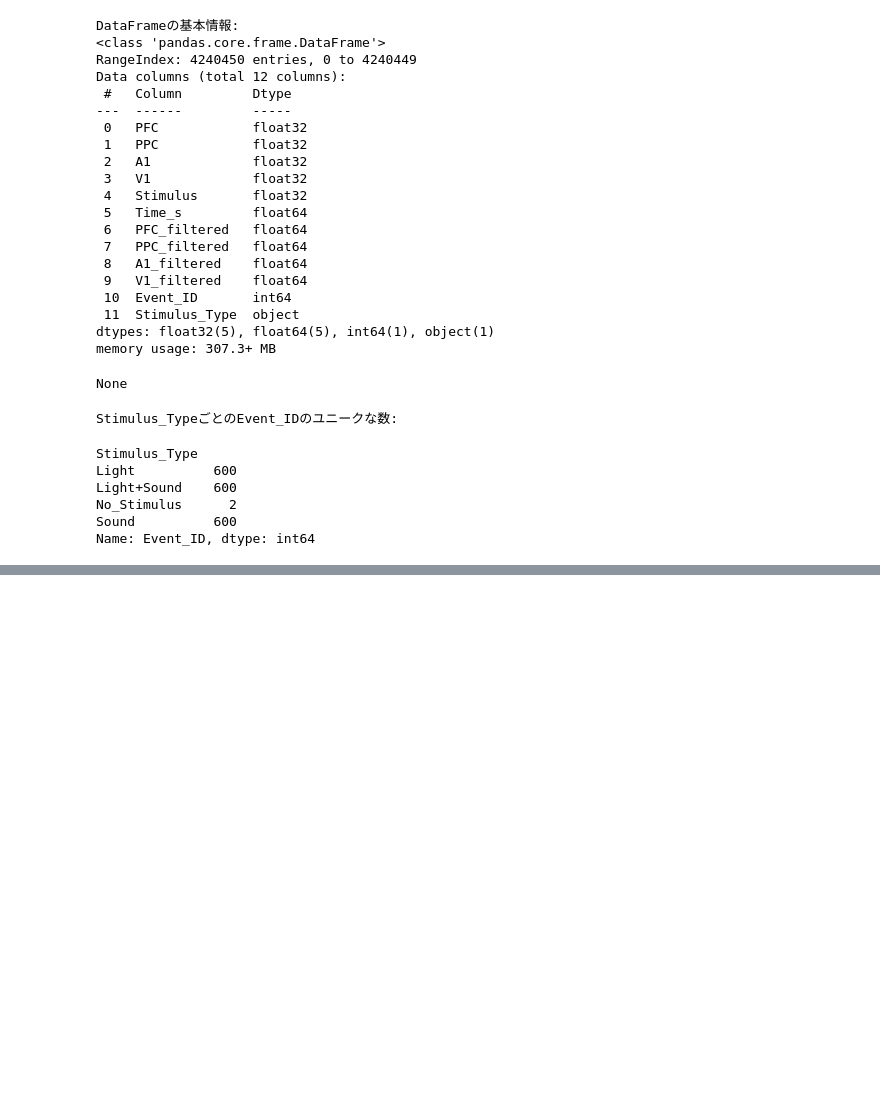
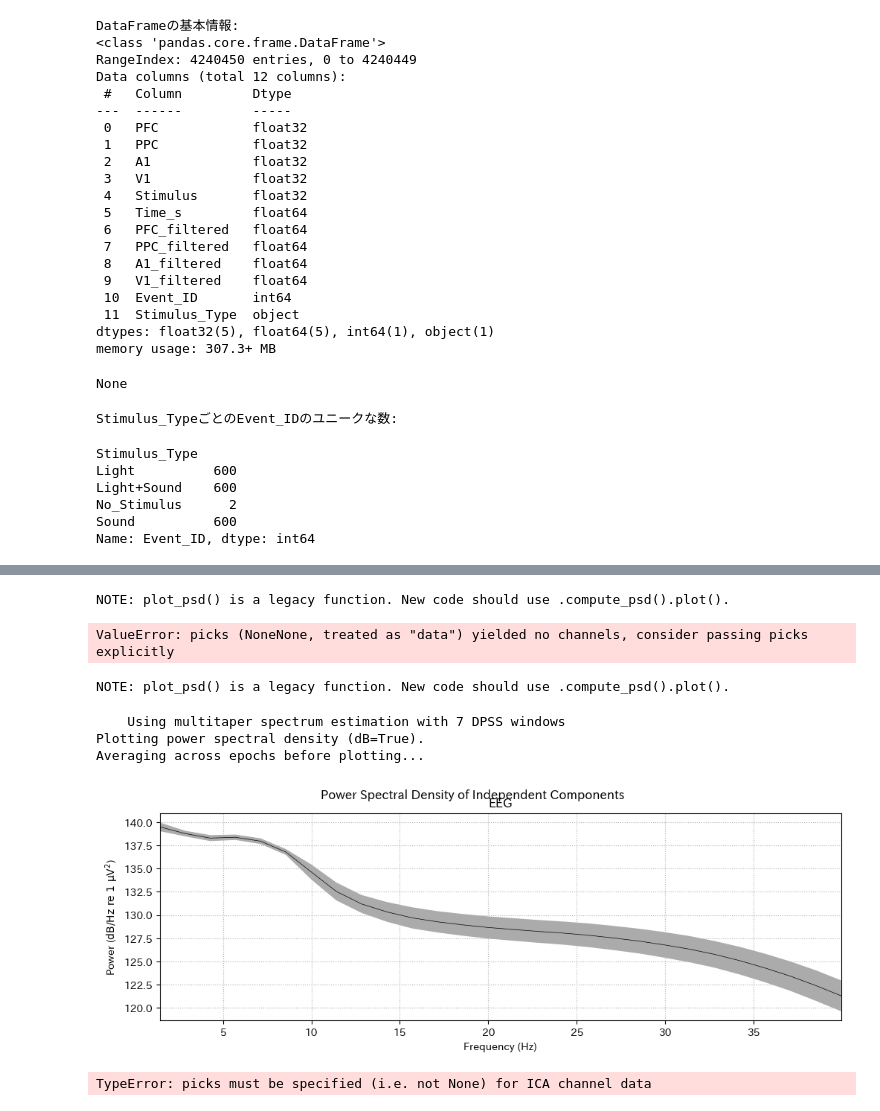
Before and after one commit to nyaamikeneko/pcdh_analyze, a Jupyter notebook: notebooks/03_noise_reduction.ipynb, the cells around one changed output, grey strips where cells are left out. Saved outputs shown, nothing was run; the diff lists cells and outputs as text; code cells hidden in the pictures; blank space fills up the shorter version.

```diff
--- a/notebooks/03_noise_reduction.ipynb
+++ b/notebooks/03_noise_reduction.ipynb
@@ -66,0 +348,53 @@ Name: Event_ID, dtype: int64
+# %%
+# ica.get_sources()を使って、成分データをEpochsオブジェクトとして取得
+component_epochs = ica.get_sources(epochs)
+
+# 各成分のPSDをプロット
+# この方法なら `plot_properties` を使わずにPSDを可視化できます
+component_epochs.plot_psd(fmin=1, fmax=40, average=True, picks=None)
+plt.suptitle('Power Spectral Density of Independent Components', y=1.02)
+plt.show()
+
+
+# 各成分のERP様波形を刺激ごとにプロット
+# 例として 'Light' 条件のERP様波形をプロットします
+fig, axes = plt.subplots(ica.n_components_, 1, figsize=(8, 2 * ica.n_components_), sharex=True)
+if ica.n_components_ == 1: # 成分が1つの場合
+    axes = [axes]
+for i in range(ica.n_components_):
+    component_epochs['Light'].average(picks=i).plot(axes=axes[i], show=False)
+    axes[i].set_title(f'ICA{i:03d} - ERP-like activity for "Light"')
+    axes[i].set_ylabel('Amplitude')
+plt.xlabel('Time (s)')
+plt.tight_layout()
+plt.show()
+# %% [output]
+NOTE: plot_psd() is a legacy function. New code should use .compute_psd().plot().
+ValueError: picks (NoneNone, treated as "data") yielded no channels, consider passing picks explicitly
+# %%
+# ica.get_sources()でコンポーネントデータをEpochsオブジェクトとして取得
+component_epochs = ica.get_sources(epochs)
+
+# チャネルタイプを'eeg'に設定（PSDプロットに必要）
+component_epochs.set_channel_types({ch: 'eeg' for ch in component_epochs.ch_names})
+
+# 各コンポーネントのPSDをプロット
+component_epochs.plot_psd(fmin=1, fmax=40, average=True)
+plt.suptitle('Power Spectral Density of Independent Components', y=1.02)
+plt.show()
+
+# 各コンポーネントのERP様波形をプロット
+# ★★★ 修正点 ★★★
+# picks引数に、描画したいすべての成分のインデックスを指定します
+component_epochs.average().plot(picks=range(ica.n_components_))
+# ★★★★★★★★★★★
+
+plt.suptitle('Event-Related Potentials of Independent Components', y=1.02)
+plt.show()
+# %% [output]
+NOTE: plot_psd() is a legacy function. New code should use .compute_psd().plot().
+    Using multitaper spectrum estimation with 7 DPSS windows
+Plotting power spectral density (dB=True).
+Averaging across epochs before plotting...
+[figure, added]
+TypeError: picks must be specified (i.e. not None) for ICA channel data
```
Also changed, not shown: parts of 12 cells of this notebook, 1 other file.
